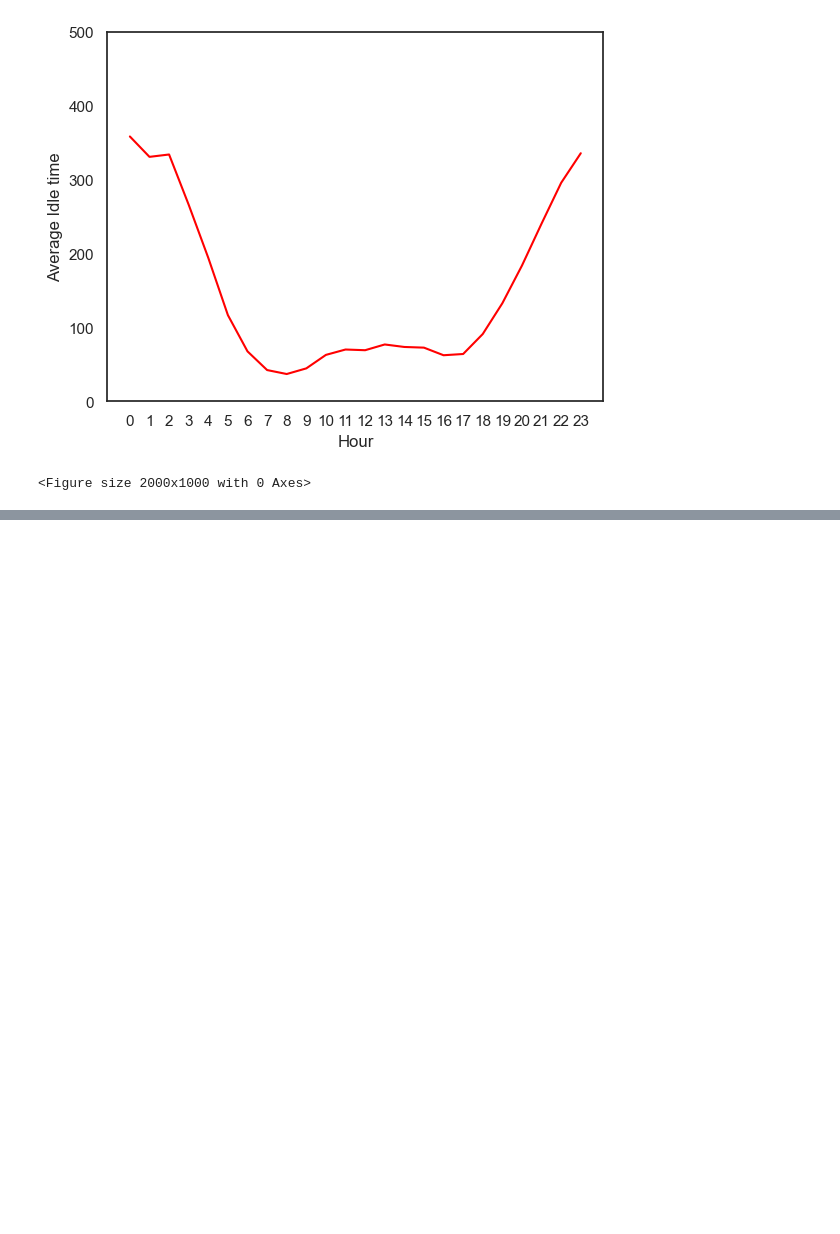
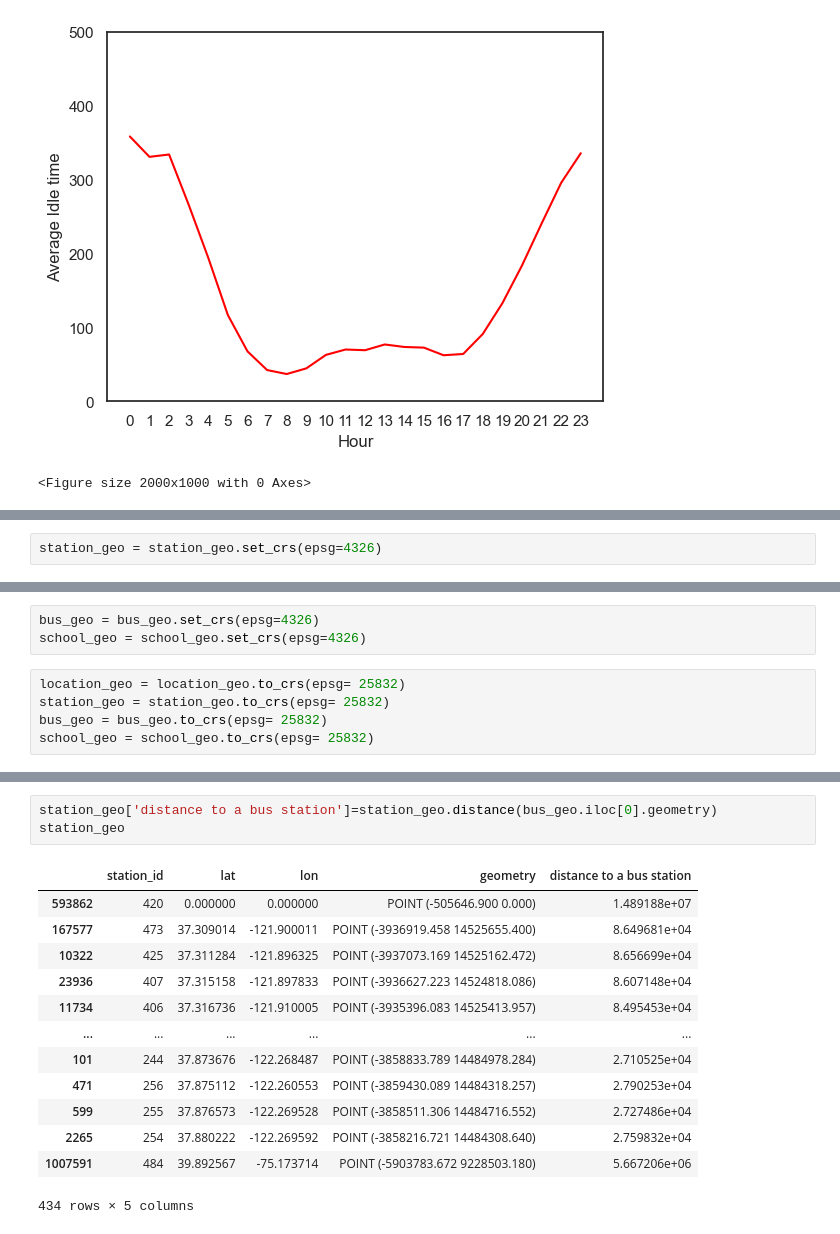
Before and after one commit to Ppkhanh/The-Learning-Machines, a Jupyter notebook: AddingFeatures.ipynb, the cells around one changed output, grey strips where cells are left out. Cells and saved outputs as stored; diff of their text form; blank space fills up the shorter version.

```diff
--- a/AddingFeatures.ipynb
+++ b/AddingFeatures.ipynb
@@ -557,0 +620,2 @@ summer_2019.head(10)
+# %%
+station_geo = station_geo.set_crs(epsg=4326)
@@ -557,0 +684,8 @@ summer_2019.head(10)
+# %%
+bus_geo = bus_geo.set_crs(epsg=4326)
+school_geo = school_geo.set_crs(epsg=4326)
+# %%
+location_geo = location_geo.to_crs(epsg= 25832)
+station_geo = station_geo.to_crs(epsg= 25832)
+bus_geo = bus_geo.to_crs(epsg= 25832)
+school_geo = school_geo.to_crs(epsg= 25832)
@@ -557,0 +712,17 @@ summer_2019.head(10)
+# %%
+station_geo['distance to a bus station']=station_geo.distance(bus_geo.iloc[0].geometry)
+station_geo
+# %% [output]
+|  | station_id | lat | lon | geometry | distance to a bus station |
+| 593862 | 420 | 0.000000 | 0.000000 | POINT (-505646.900 0.000) | 1.489188e+07 |
+| 167577 | 473 | 37.309014 | -121.900011 | POINT (-3936919.458 14525655.400) | 8.649681e+04 |
+| 10322 | 425 | 37.311284 | -121.896325 | POINT (-3937073.169 14525162.472) | 8.656699e+04 |
+| 23936 | 407 | 37.315158 | -121.897833 | POINT (-3936627.223 14524818.086) | 8.607148e+04 |
+| 11734 | 406 | 37.316736 | -121.910005 | POINT (-3935396.083 14525413.957) | 8.495453e+04 |
+| ... | ... | ... | ... | ... | ... |
+| 101 | 244 | 37.873676 | -122.268487 | POINT (-3858833.789 14484978.284) | 2.710525e+04 |
+| 471 | 256 | 37.875112 | -122.260553 | POINT (-3859430.089 14484318.257) | 2.790253e+04 |
+| 599 | 255 | 37.876573 | -122.269528 | POINT (-3858511.306 14484716.552) | 2.727486e+04 |
+| 2265 | 254 | 37.880222 | -122.269592 | POINT (-3858216.721 14484308.640) | 2.759832e+04 |
+| 1007591 | 484 | 39.892567 | -75.173714 | POINT (-5903783.672 9228503.180) | 5.667206e+06 |
+434 rows × 5 columns
```
Also changed, not shown: parts of 37 cells of this notebook.
